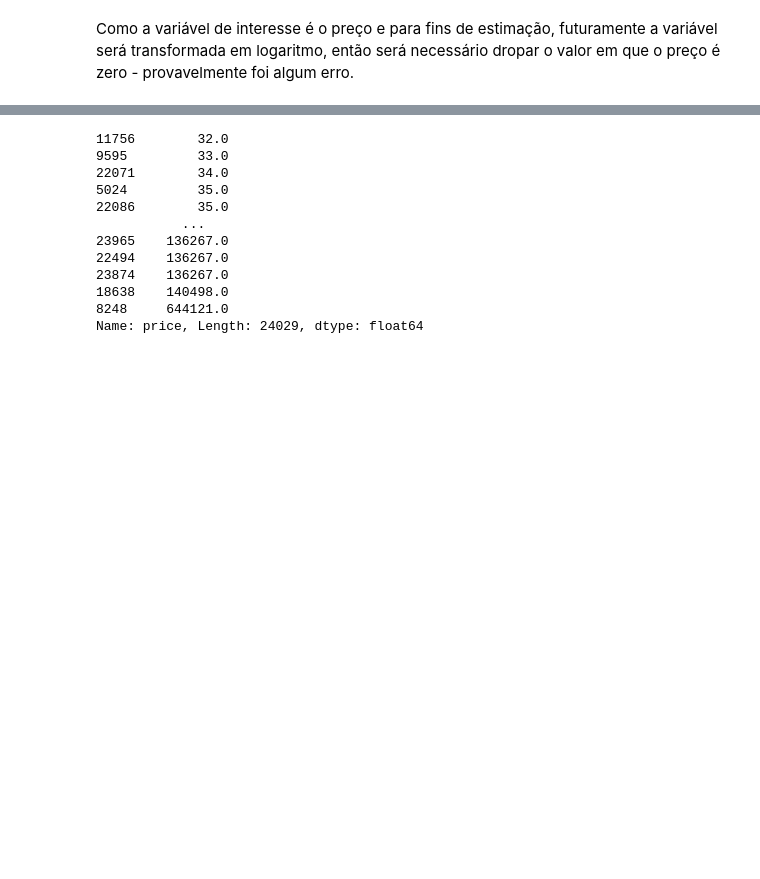
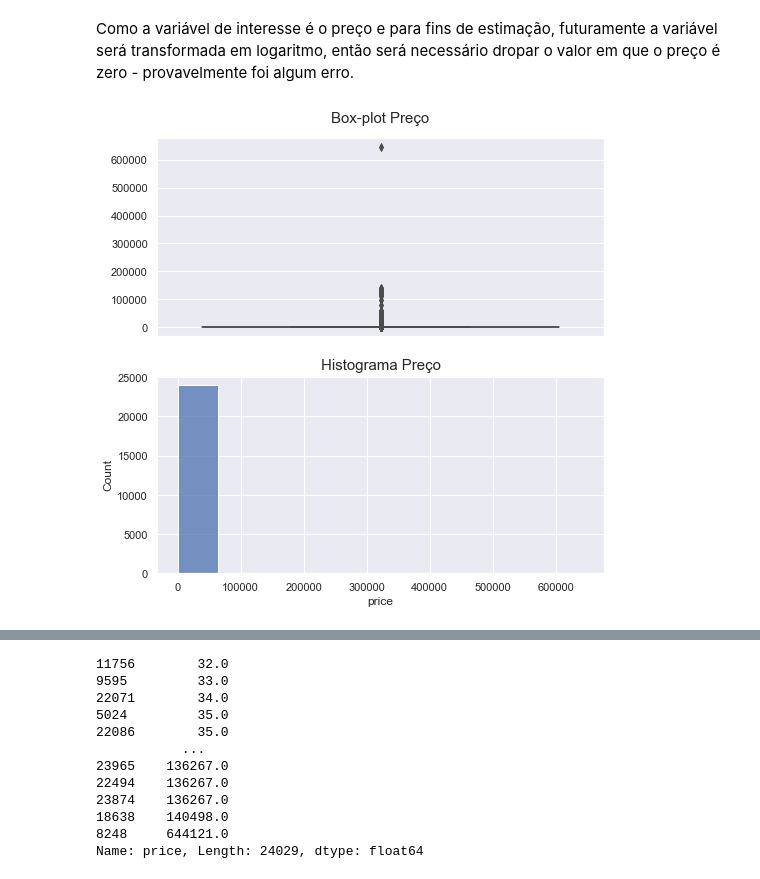
Before and after one commit to manoeldalbem/Estadia, a Jupyter notebook: previsao_preco.ipynb, the cells around one changed output, grey strips where cells are left out. Cells and saved outputs as stored; diff of their text form; code cells hidden in the pictures; blank space fills up the shorter version.

```diff
--- a/previsao_preco.ipynb
+++ b/previsao_preco.ipynb
@@ -192,4 +204,19 @@ dados_['price'].sort_values(ascending = True)
 Name: price, Length: 24030, dtype: float64
 # %% [markdown]
 Como a variável de interesse é o preço e para fins de estimação, futuramente a variável será transformada em logaritmo, então será necessário dropar o valor em que o preço é zero - provavelmente foi algum erro.
+# %%
+fig, ax = plt.subplots(2, 1, figsize=(8, 8))
+
+g = sns.boxplot(data=dados_['price'], ax=ax[0])
+g.set_title('Box-plot Preço', fontsize = 15, y =1.05)
+g.set(xticklabels=[])
+g.set(xlabel=None)
+g.tick_params(bottom=False)
+
+hist = sns.histplot(data=dados_, x="price", bins=10, ax=ax[1])
+hist.set_title('Histograma Preço', fontsize = 15)
+
+plt.show()
+# %% [output]
+[figure, added]
 # %%
```
Also changed, not shown: parts of 137 cells of this notebook.
